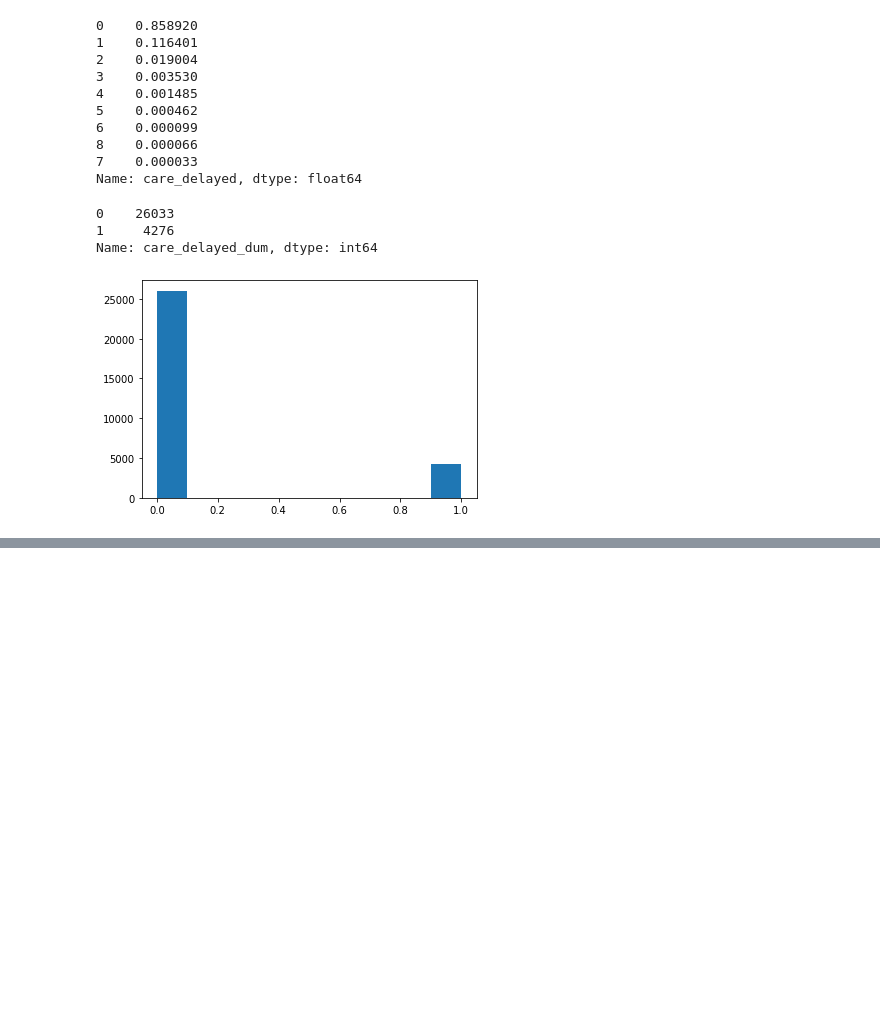
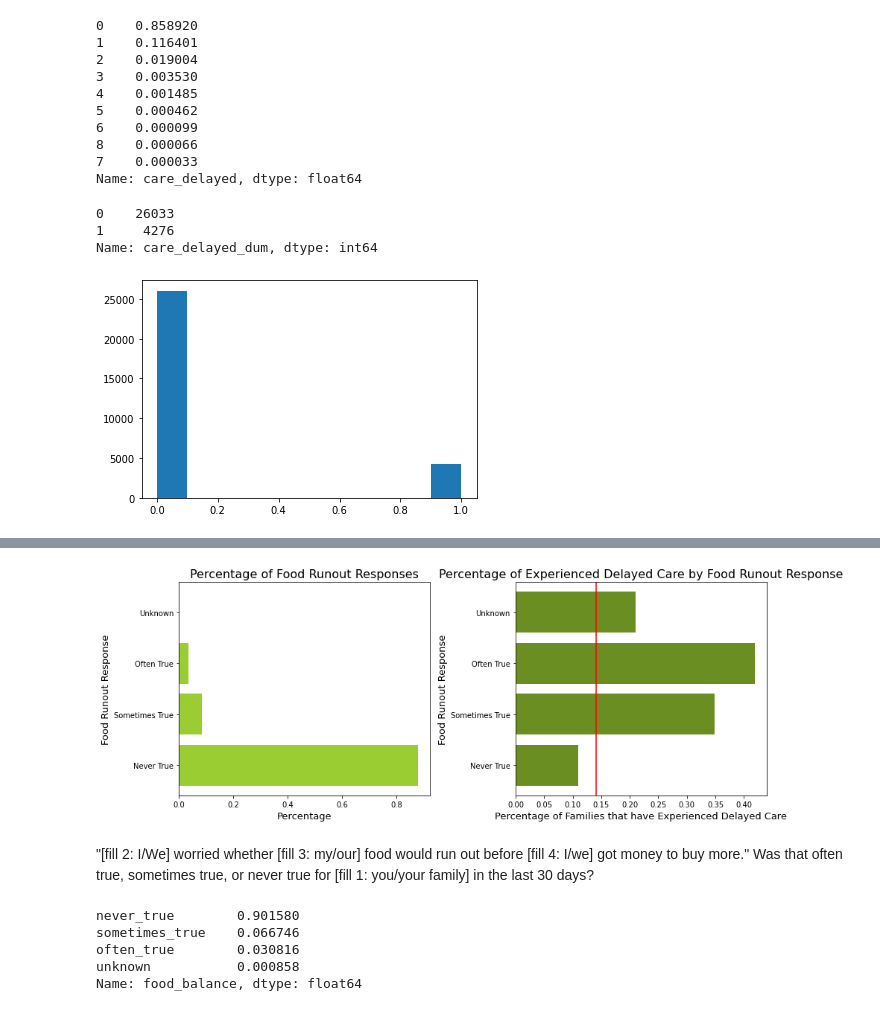
Before and after one commit to dmedellin2/healthcare, a Jupyter notebook: healthcare.ipynb, the cells around one changed output, grey strips where cells are left out. Cells and saved outputs as stored; diff of their text form; code cells hidden in the pictures; blank space fills up the shorter version.

```diff
--- a/healthcare.ipynb
+++ b/healthcare.ipynb
@@ -291,0 +311,11 @@ target_pct = health['care_delayed_dum'].value_counts(normalize=True)[1]
+# %%
+food_runout_pct = health['food_runout'].value_counts(normalize=True)
+food_runout_dc_pct = dc_pct_values('food_runout', food_runout_pct)
+# %%
+food_runout_labels = ['Never True', 'Sometimes True', 'Often True', 'Unknown']
+# %%
+plot_pct_target(food_runout_labels, food_runout_pct, food_runout_dc_pct, ['yellowgreen','olivedrab'], 'Food Runout Response')
+# %% [output]
+[figure, added]
+# %% [markdown]
+"[fill 2: I/We] worried whether [fill 3: my/our] food would run out before [fill 4: I/we] got money to buy more." Was that often true, sometimes true, or never true for [fill 1: you/your family] in the last 30 days?
@@ -291,0 +325,8 @@ target_pct = health['care_delayed_dum'].value_counts(normalize=True)[1]
+# %%
+food_balance_pct
+# %% [output]
+never_true        0.901580
+sometimes_true    0.066746
+often_true        0.030816
+unknown           0.000858
+Name: food_balance, dtype: float64
```
Also changed, not shown: parts of 26 cells of this notebook.
